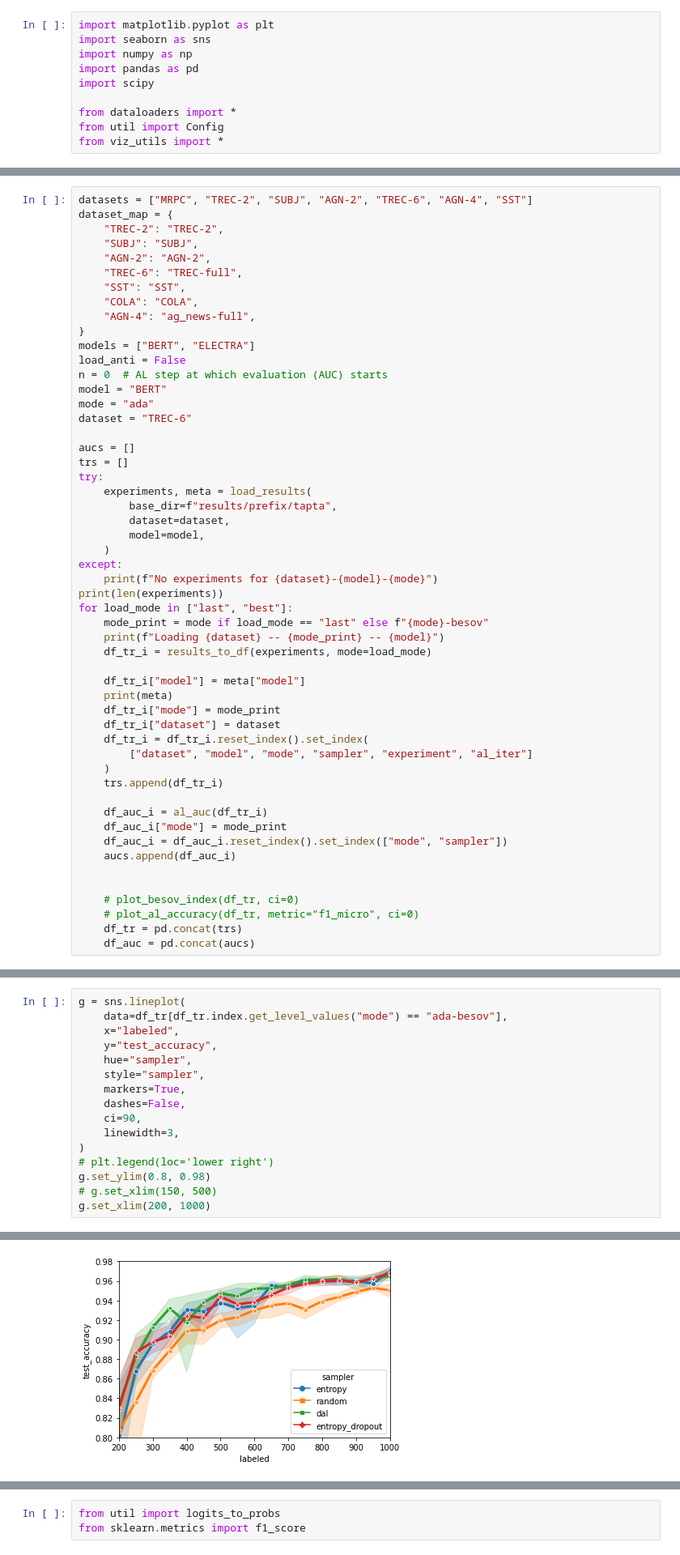
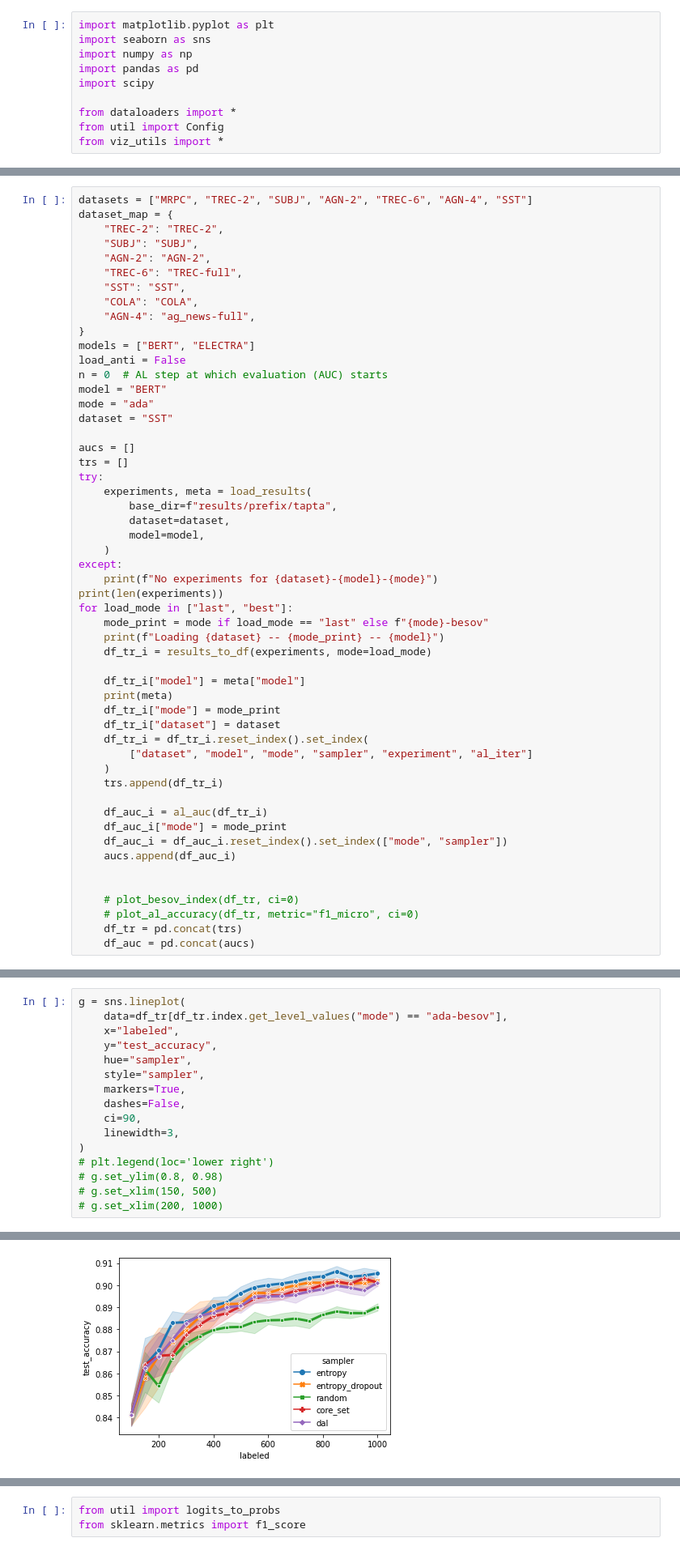
Before and after one commit to josipjukic/adapter-al, a Jupyter notebook: tinkering.ipynb, the cells around one changed output, grey strips where cells are left out. Shown at 81% size. Saved outputs shown, nothing was run; the diff lists cells and outputs as text.

```diff
--- a/tinkering.ipynb
+++ b/tinkering.ipynb
@@ -98,7 +85,7 @@ load_anti = False
 n = 0  # AL step at which evaluation (AUC) starts
 model = "BERT"
 mode = "ada"
-dataset = "TREC-6"
+dataset = "SST"
 
 aucs = []
 trs = []
@@ -173,7 +159,7 @@ g = sns.lineplot(
     linewidth=3,
 )
 # plt.legend(loc='lower right')
-g.set_ylim(0.8, 0.98)
+# g.set_ylim(0.8, 0.98)
 # g.set_xlim(150, 500)
-g.set_xlim(200, 1000)
+# g.set_xlim(200, 1000)
 # %% [output]
@@ -181,4 +166,4 @@ g.set_xlim(200, 1000)
-[figure, old version]
+[figure, new version]
 # %%
 datasets = ["MRPC", "TREC-2", "SUBJ", "AGN-2", "TREC-6", "AGN-4", "SST"]
 load_anti = False
```
Also changed, not shown: parts of 55 cells of this notebook, 3 other files.
